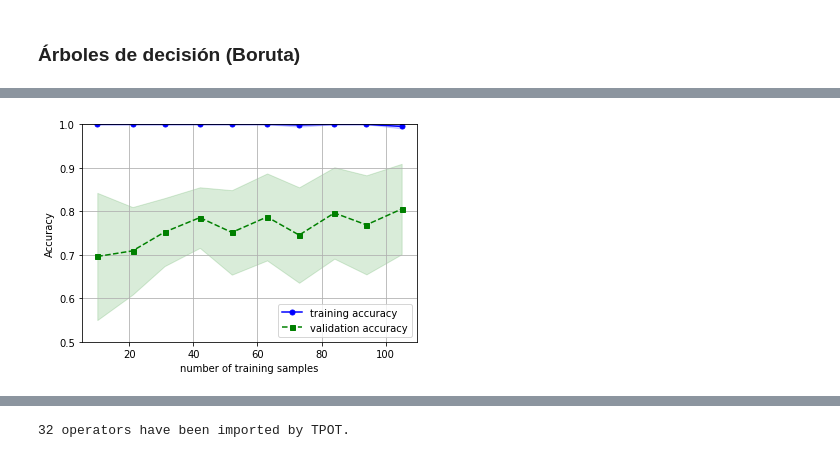
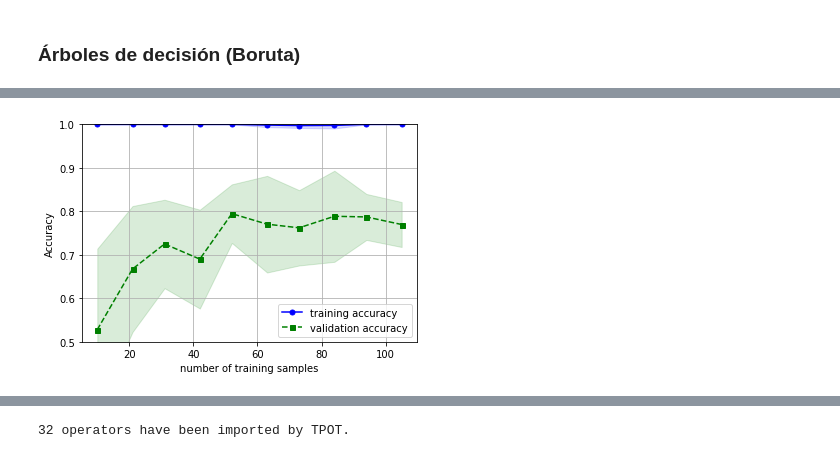
Before and after one commit to imEag/ML_Harmonization_Project, a Jupyter notebook: Manipulacion- Rois-Componentes de todas las DB/ML_models.ipynb, the cells around one changed output, grey strips where cells are left out. Cells and saved outputs as stored; diff of their text form; code cells hidden in the pictures.

```diff
--- a/Manipulacion- Rois-Componentes de todas las DB/ML_models.ipynb
+++ b/Manipulacion- Rois-Componentes de todas las DB/ML_models.ipynb
@@ -208,0 +273,4 @@ sns.heatmap(data.corr())
+# %%
+best_selected = rf_random.best_estimator_
+# %%
+best_selected.fit(X_train, y_train)
@@ -215,10 +376,9 @@ forestclf = RandomForestClassifier(n_estimators=1000,
 # %%
 feat_selector = BorutaPy(
-    verbose=2,
-    estimator=forestclf,
-    n_estimators='auto',
-    max_iter=100  # number of iterations to perform
-)
+                        verbose=2,
+                        estimator=best_selected,
+                        max_iter=100
+                        )
 # %%
 feat_selector.fit(X_train, y_train)
 # %% [output]
@@ -259,5 +419,5 @@ Passes the test:  sl_C18_Theta  - Ranking:  1
 # %%
 X_transform = feat_selector.transform(X_train)
 # %%
-forestclf.fit(X_transform, y_train)
+best_selected.fit(X_transform, y_train)
 # %% [output]
@@ -306,13 +465,13 @@ CV accuracy: 0.805 +/- 0.104
 # %%
 train_sizes, train_scores, test_scores = \
     learning_curve(
-                  estimator=forestclf,
+                  estimator=best_selected,
                   X=X_transform,
                   y=y_train,
-                  train_sizes=np.linspace(0.1,1,10),
+                  train_sizes=np.linspace(0.1, 1, 10),
                   cv=10,
                   n_jobs=-1
-    )
+                  )
 train_mean = np.mean(train_scores, axis=1)
 train_std = np.std(train_scores, axis=1)
 test_mean = np.mean(test_scores, axis=1)
@@ -333,31 +492,31 @@ plt.fill_between(
                 train_mean - train_std,
                 alpha=0.15,
                 color='blue'
                 )
 
 plt.plot(
         train_sizes,
         test_mean,
         color='green',
         linestyle='--',
         marker='s',
         markersize=5,
         label='validation accuracy'
         )
 
 plt.fill_between(
                 train_sizes,
                 test_mean + test_std,
                 test_mean - test_std,
                 alpha=0.15,
                 color='green'
                 )
 
 plt.grid()
 plt.xlabel('number of training samples')
 plt.ylabel('Accuracy')
 plt.legend(loc='lower right')
 plt.ylim([0.5, 1.0])
 plt.show()
 # %% [output]
-[figure, old version]
+[figure, new version]
```
Also changed, not shown: parts of 48 cells of this notebook.
